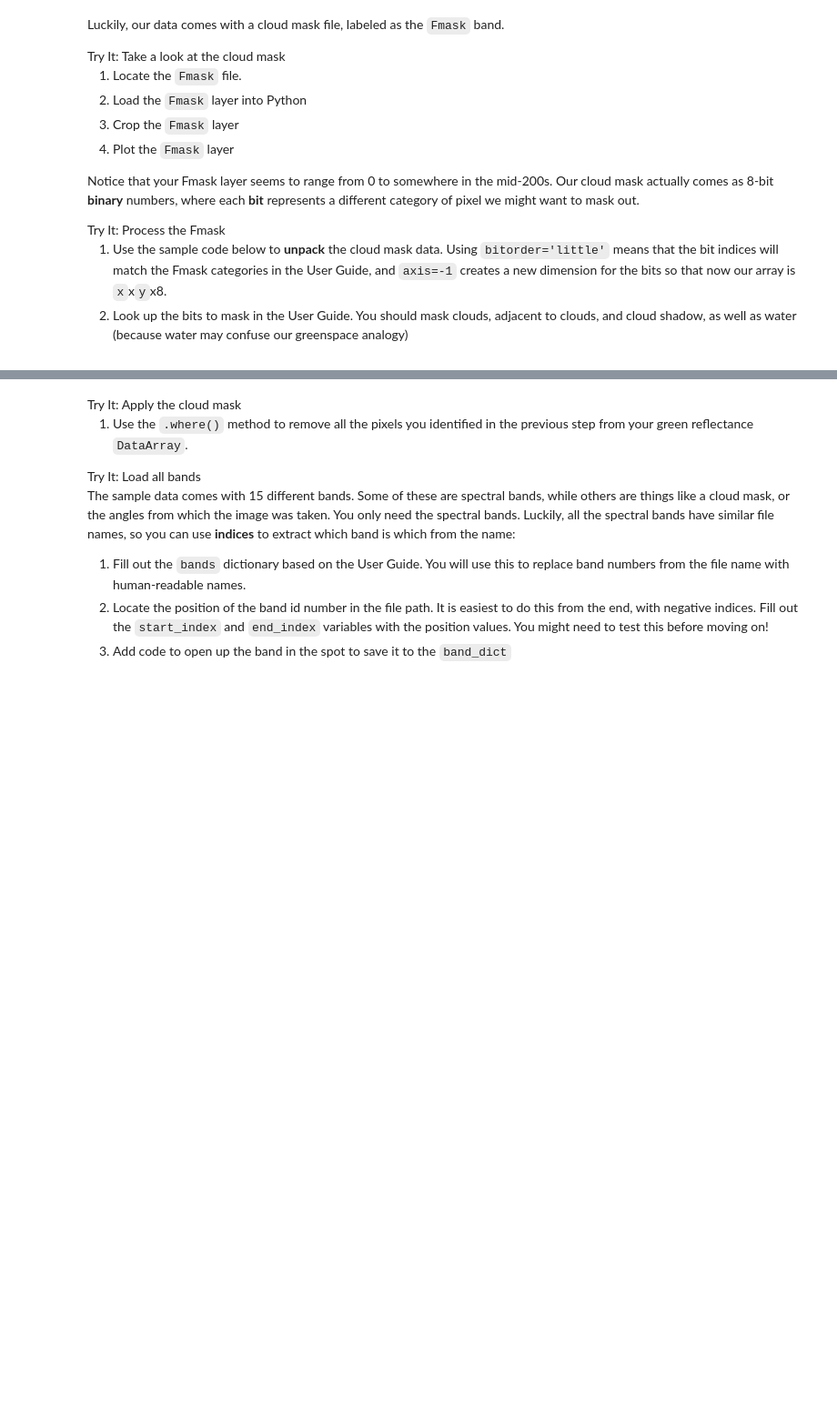
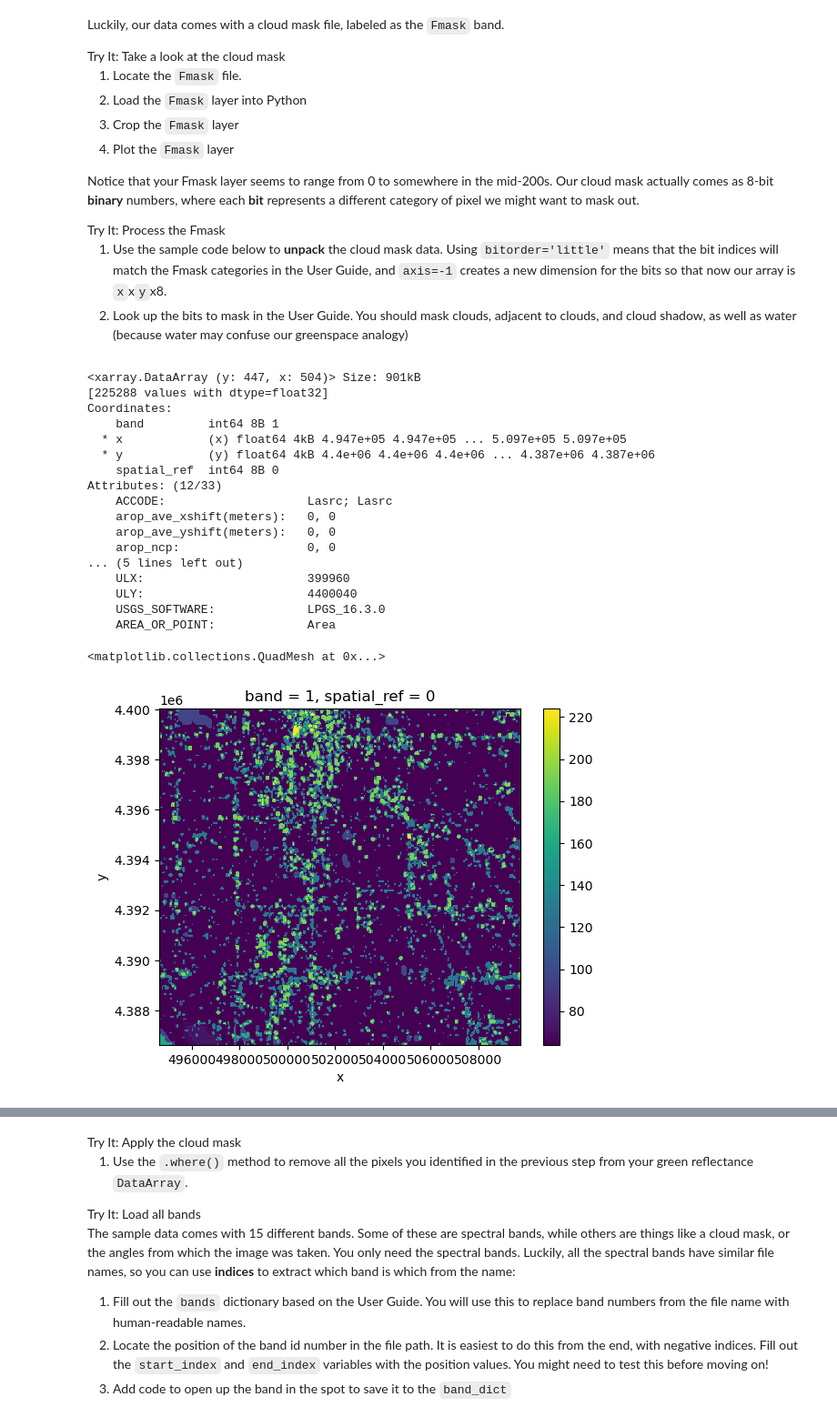
Before and after one commit to earthlab-education/fundamentals-04-redlining-hanried, a Jupyter notebook: notebooks/redlining-32-wrangle-multispectral.ipynb, the cells around one changed output, grey strips where cells are left out. Shown at 91% size. Saved outputs shown, nothing was run; the diff lists cells and outputs as text; code cells hidden in the pictures; blank space fills up the shorter version.

```diff
--- a/notebooks/redlining-32-wrangle-multispectral.ipynb
+++ b/notebooks/redlining-32-wrangle-multispectral.ipynb
@@ -156,5 +191,35 @@ our array is <code>x</code>x<code>y</code>x8.</li>
 adjacent to clouds, and cloud shadow, as well as water (because water
 may confuse our greenspace analogy)</li>
 </ol></div></div>
+# %%
+# Find the path to the Fmask file
+fmask_path = glob(os.path.join(hls_dir, '*Fmask.tif'))[0]
+
+# Open the fmask data in Python
+# mask_and_scale corrects the scale of the color bar
+# .squeeze - if any dimensions only have a single element in them, it will drop them as dimensions which can make calculations easier. it will still show up in the coordinates.
+fmask_da = rxr.open_rasterio(fmask_path, mask_and_scale=True).squeeze()
+display(fmask_da)
+fmask_da.plot()
+# %% [output]
+<xarray.DataArray (y: 447, x: 504)> Size: 901kB
+[225288 values with dtype=float32]
+Coordinates:
+    band         int64 8B 1
+  * x            (x) float64 4kB 4.947e+05 4.947e+05 ... 5.097e+05 5.097e+05
+  * y            (y) float64 4kB 4.4e+06 4.4e+06 4.4e+06 ... 4.387e+06 4.387e+06
+    spatial_ref  int64 8B 0
+Attributes: (12/33)
+    ACCODE:                    Lasrc; Lasrc
+    arop_ave_xshift(meters):   0, 0
+    arop_ave_yshift(meters):   0, 0
+    arop_ncp:                  0, 0
+... (5 lines left out)
+    ULX:                       399960
+    ULY:                       4400040
+    USGS_SOFTWARE:             LPGS_16.3.0
+    AREA_OR_POINT:             Area
+<matplotlib.collections.QuadMesh at 0x...>
+[figure, added]
 # %%
 cloud_bits = (
```
Also changed, not shown: parts of 7 cells of this notebook.
